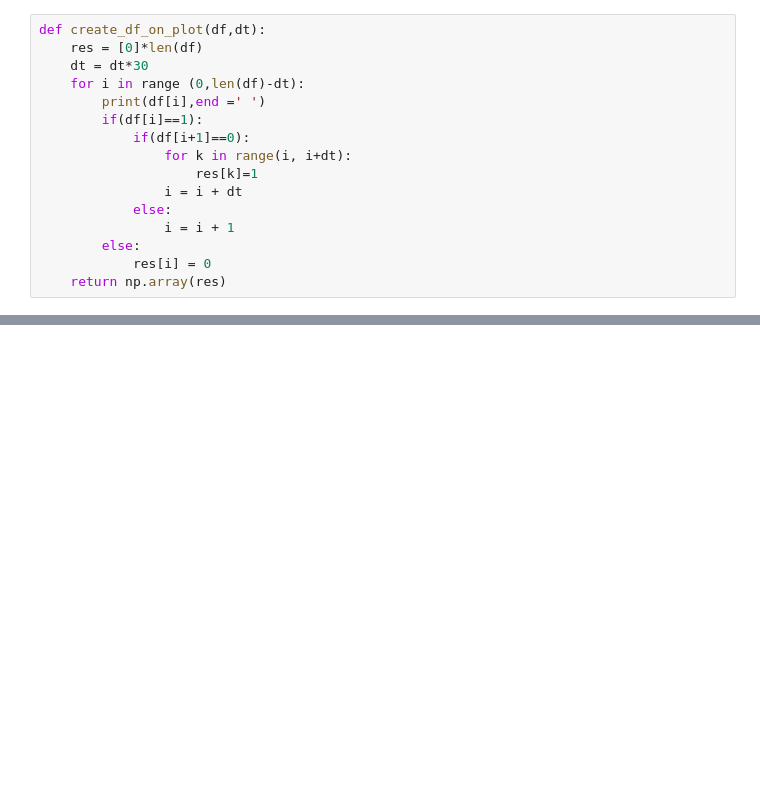
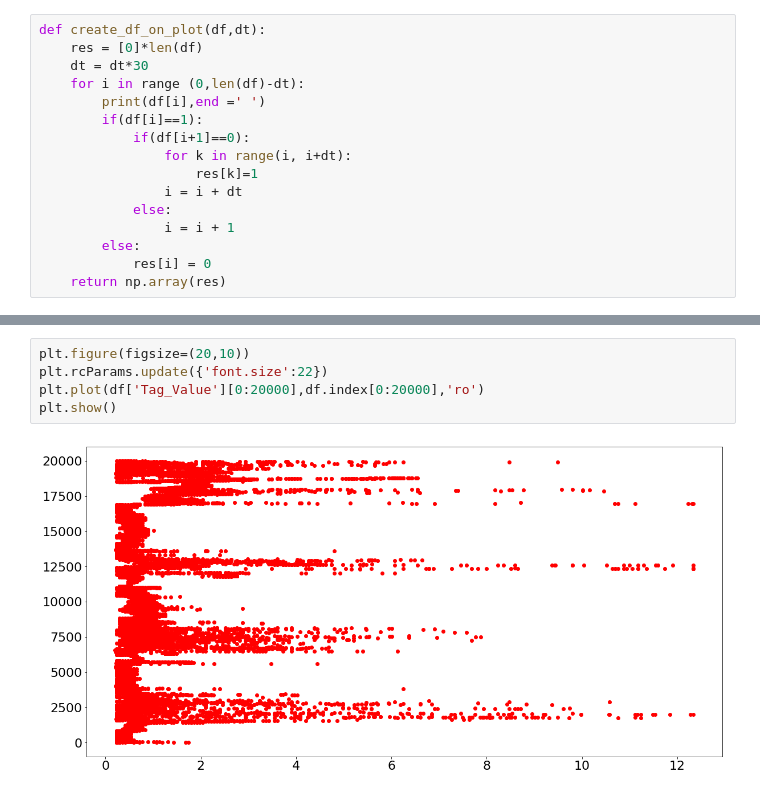
Before and after one commit to IImbryk/a_simple_neural_network, a Jupyter notebook: Keras_NN.ipynb, the cells around one changed output, grey strips where cells are left out. Drawn from its saved outputs; the diff is of its cells as text; blank space fills up the shorter version.

```diff
--- a/Keras_NN.ipynb
+++ b/Keras_NN.ipynb
@@ -205,0 +250,7 @@ plt.show()
+# %%
+plt.figure(figsize=(20,10))
+plt.rcParams.update({'font.size':22})
+plt.plot(df['Tag_Value'][0:20000],df.index[0:20000],'ro')
+plt.show()
+# %% [output]
+[figure, added]
```
Also changed, not shown: parts of 21 cells of this notebook, 20 other files.
